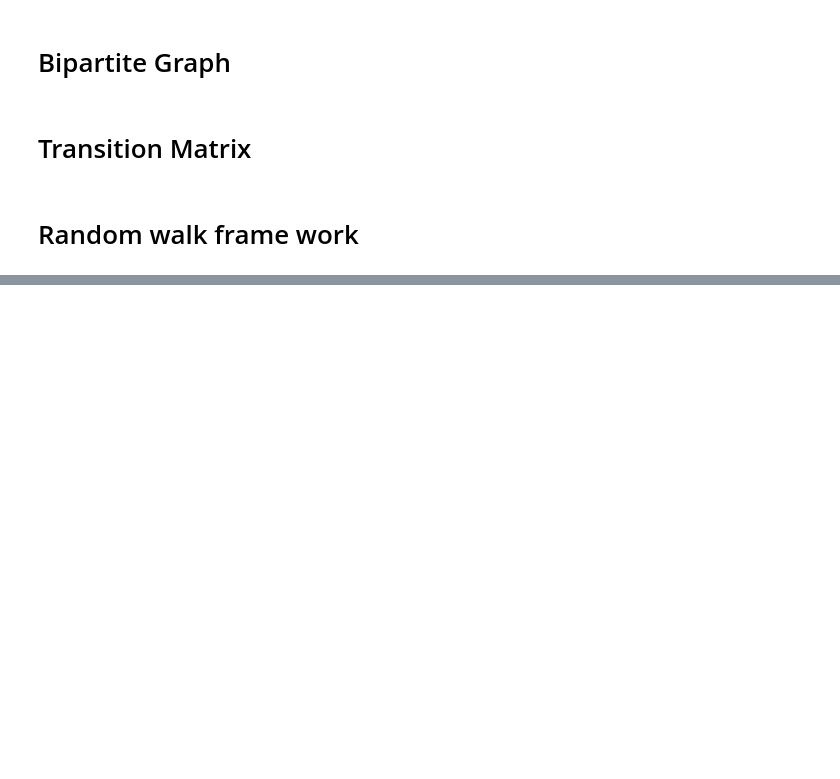
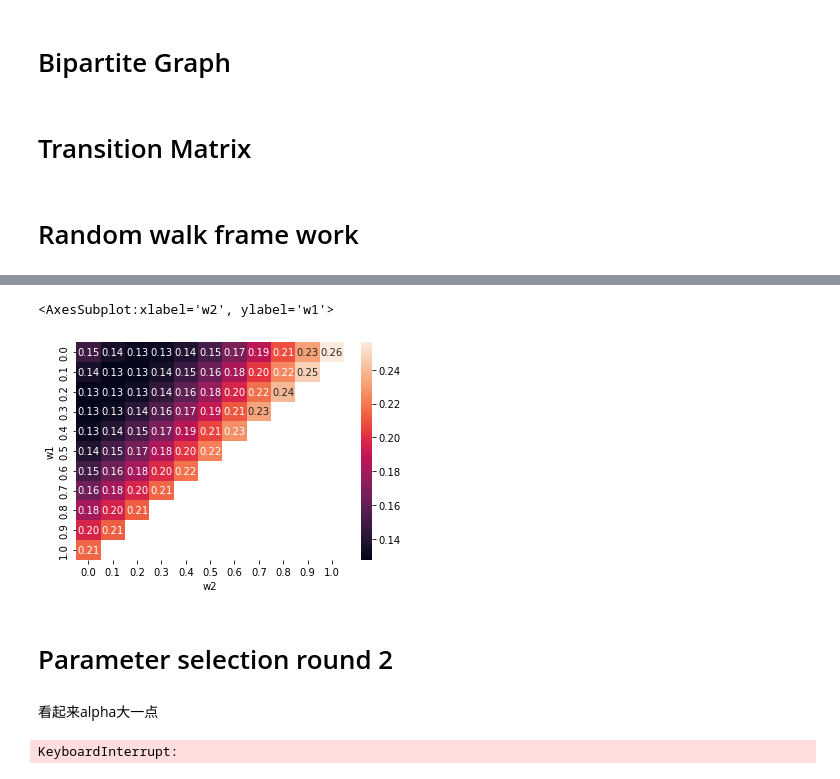
Before and after one commit to SI608-final-project/SI608-project, a Jupyter notebook: random_walk/random_walk.ipynb, the cells around one changed output, grey strips where cells are left out. Cells and saved outputs as stored; diff of their text form; code cells hidden in the pictures; blank space fills up the shorter version.

```diff
--- a/random_walk/random_walk.ipynb
+++ b/random_walk/random_walk.ipynb
@@ -165,0 +206,11 @@ KeyboardInterrupt:
+# %%
+w1_w2_df = result_df[['w1', 'w2', 'rmse']].groupby(['w1', 'w2']).min().reset_index()
+# %%
+sns.heatmap(w1_w2_df.pivot('w1', 'w2', 'rmse'), annot=True, fmt='.2f')
+# %% [output]
+<AxesSubplot:xlabel='w2', ylabel='w1'>
+[figure, added]
+# %% [markdown]
+# Parameter selection round 2
+# %% [markdown]
+看起来alpha大一点
@@ -165,0 +223,4 @@ KeyboardInterrupt:
+# %%
+results = run_grid_search(parameters)
+# %% [output]
+KeyboardInterrupt:
```
Also changed, not shown: parts of 24 cells of this notebook, 3 other files.
